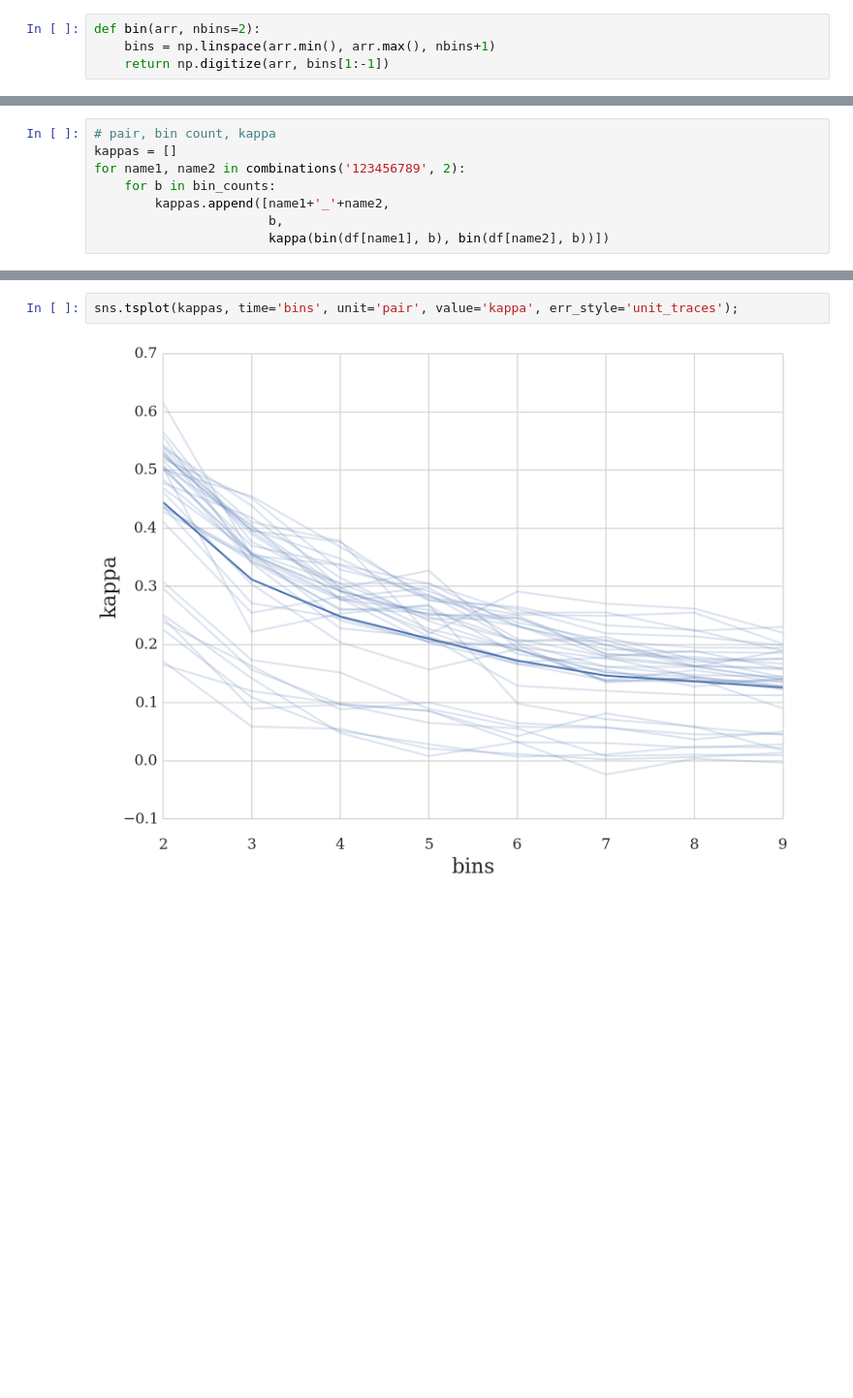
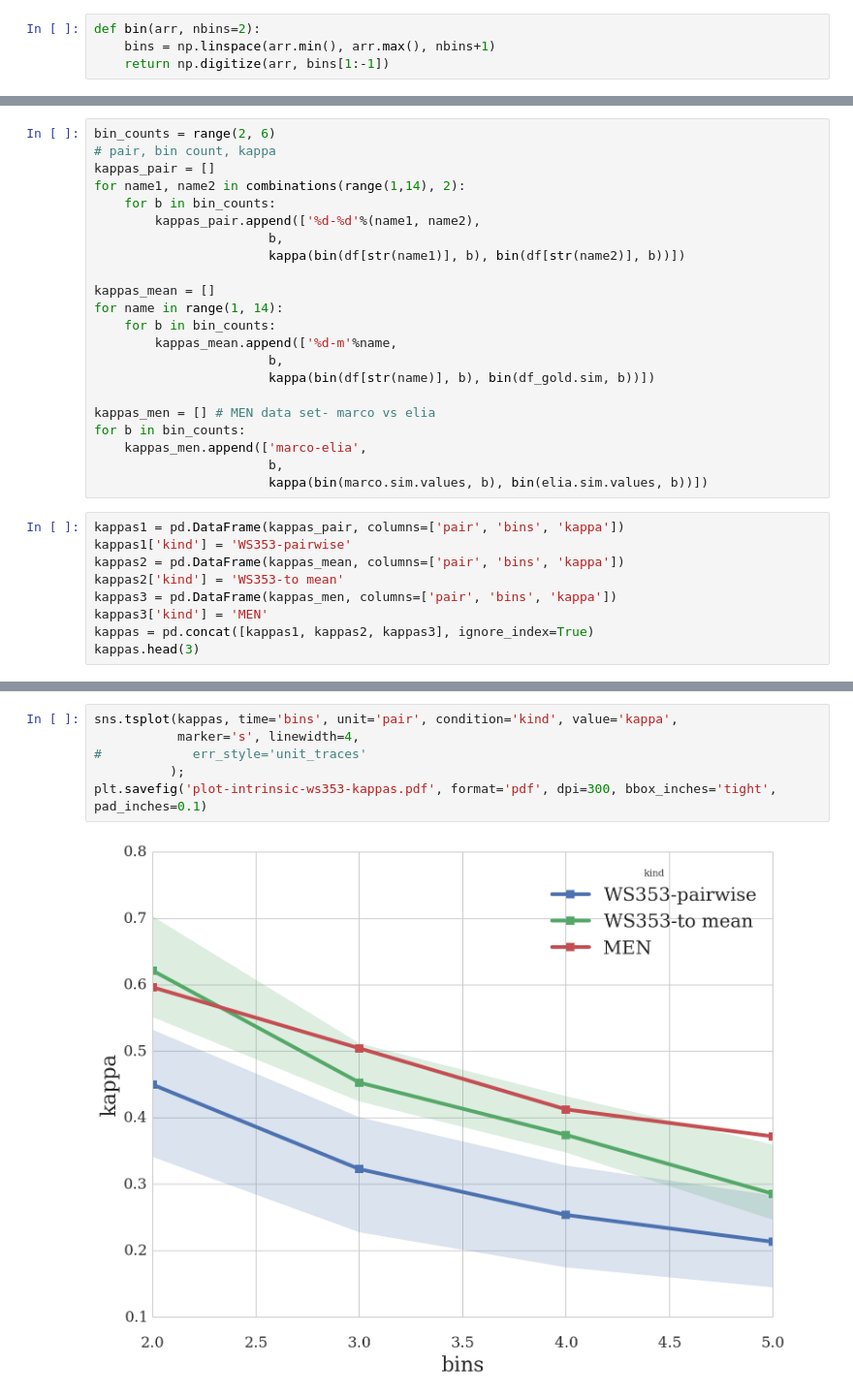
Before and after one commit to mbatchkarov/ExpLosion, a Jupyter notebook: notebooks/ws353-agreement.ipynb, the cells around one changed output, grey strips where cells are left out. Shown at 97% size. Drawn from its saved outputs; the diff is of its cells as text; blank space fills up the shorter version.

```diff
--- a/notebooks/ws353-agreement.ipynb
+++ b/notebooks/ws353-agreement.ipynb
@@ -56,8 +48,0 @@ plt.plot(bin_counts, kappas)
-# %%
-# pair, bin count, kappa
-kappas = []
-for name1, name2 in combinations('123456789', 2):
-    for b in bin_counts:
-        kappas.append([name1+'_'+name2,
-                       b,
-                       kappa(bin(df[name1], b), bin(df[name2], b))])
@@ -71,0 +51,31 @@ kappas.head(3)
+# %%
+bin_counts = range(2, 6)
+# pair, bin count, kappa
+kappas_pair = []
+for name1, name2 in combinations(range(1,14), 2):
+    for b in bin_counts:
+        kappas_pair.append(['%d-%d'%(name1, name2),
+                       b,
+                       kappa(bin(df[str(name1)], b), bin(df[str(name2)], b))])
+
+kappas_mean = []
+for name in range(1, 14):
+    for b in bin_counts:
+        kappas_mean.append(['%d-m'%name,
+                       b,
+                       kappa(bin(df[str(name)], b), bin(df_gold.sim, b))])
+
+kappas_men = [] # MEN data set- marco vs elia
+for b in bin_counts:
+    kappas_men.append(['marco-elia',
+                       b,
+                       kappa(bin(marco.sim.values, b), bin(elia.sim.values, b))])
+# %%
+kappas1 = pd.DataFrame(kappas_pair, columns=['pair', 'bins', 'kappa'])
+kappas1['kind'] = 'WS353-pairwise'
+kappas2 = pd.DataFrame(kappas_mean, columns=['pair', 'bins', 'kappa'])
+kappas2['kind'] = 'WS353-to mean'
+kappas3 = pd.DataFrame(kappas_men, columns=['pair', 'bins', 'kappa'])
+kappas3['kind'] = 'MEN'
+kappas = pd.concat([kappas1, kappas2, kappas3], ignore_index=True)
+kappas.head(3)
@@ -72,4 +87,8 @@ kappas.head(3)
 # %%
-sns.tsplot(kappas, time='bins', unit='pair', value='kappa', err_style='unit_traces');
+sns.tsplot(kappas, time='bins', unit='pair', condition='kind', value='kappa',
+           marker='s', linewidth=4,
+#            err_style='unit_traces'
+          );
+plt.savefig('plot-intrinsic-ws353-kappas.pdf', format='pdf', dpi=300, bbox_inches='tight', pad_inches=0.1)
 # %% [output]
-[figure, old version]
+[figure, new version]
```
Also changed, not shown: parts of 22 cells of this notebook, 1 other file.
